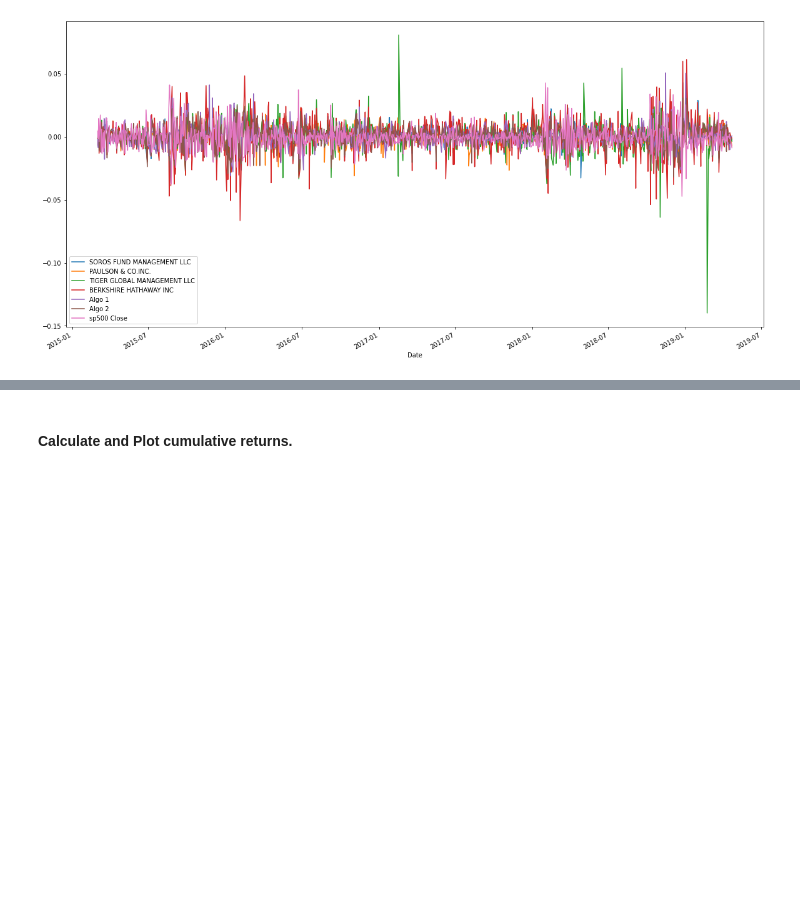
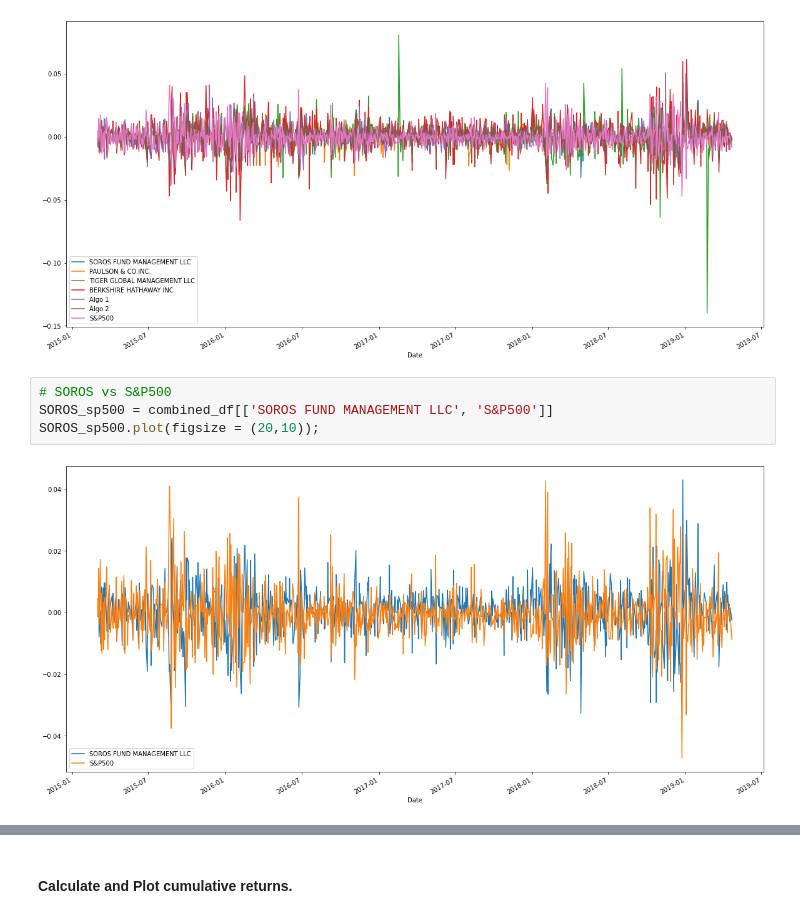
Before and after one commit to jordan-gilmartin/pandas-portfolio-analysis, a Jupyter notebook: whale_analysis.ipynb, the cells around one changed output, grey strips where cells are left out. Cells and saved outputs as stored; diff of their text form; blank space fills up the shorter version.

Commit message:
added 'SOROS vs S&P500' and 'SOROS Daily Returns' graphs

```diff
--- a/whale_analysis.ipynb
+++ b/whale_analysis.ipynb
@@ -294,3 +294,9 @@ In this section, you will calculate and visualize performance and risk metrics f
 combined_df.plot(figsize=(20,10));
 # %% [output]
 [figure]
+# %%
+# SOROS vs S&P500
+SOROS_sp500 = combined_df[['SOROS FUND MANAGEMENT LLC', 'S&P500']]
+SOROS_sp500.plot(figsize = (20,10));
+# %% [output]
+[figure, added]
```
Also changed, not shown: parts of 2 cells of this notebook.
